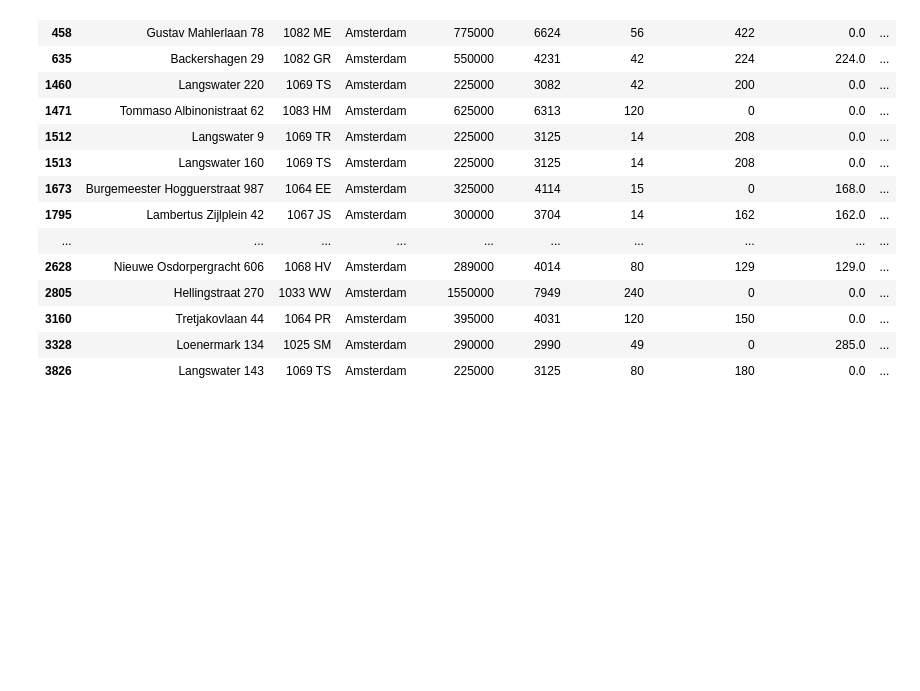
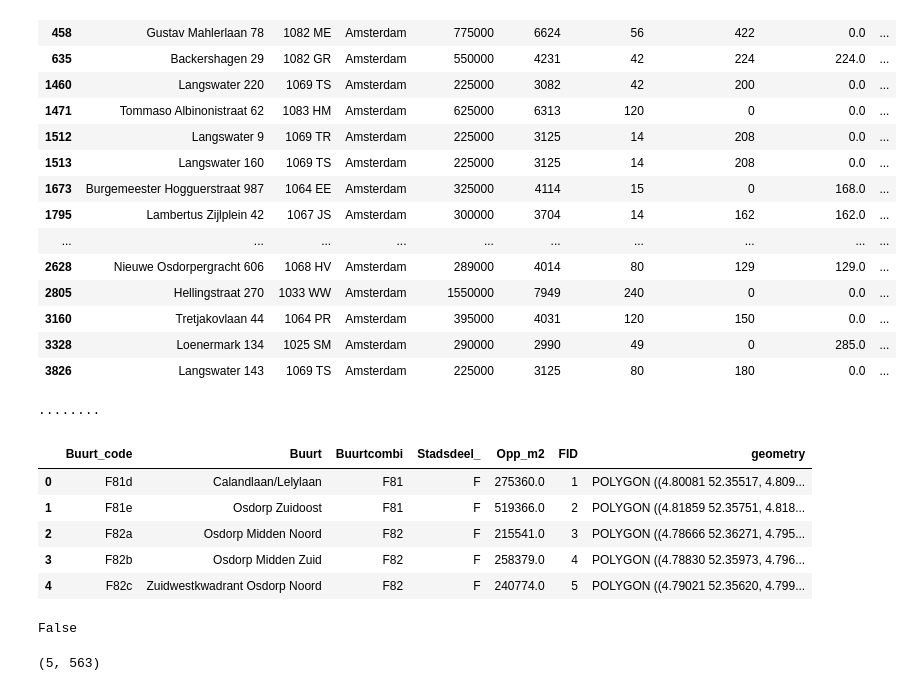
Before and after one commit to therinz/dutch-housing, a Jupyter notebook: notebooks/data_cleaning.ipynb, the cells around one changed output. Saved outputs shown, nothing was run; the diff lists cells and outputs as text; code cells hidden in the pictures; blank space fills up the shorter version.

```diff
--- a/notebooks/data_cleaning.ipynb
+++ b/notebooks/data_cleaning.ipynb
@@ -325,0 +314,16 @@ df["num_floors"] = extract_num(df["floors"], "floors")
+# %%
+key = getpass()
+# %% [output]
+········
+# %%
+# Load neighborhoods of Amsterdam
+gdf = gpd.read_file("../data/ams_neighborhoods.shp")
+# %%
+gdf.head()
+# %% [output]
+|  | Buurt_code | Buurt | Buurtcombi | Stadsdeel_ | Opp_m2 | FID | geometry |
+| 0 | F81d | Calandlaan/Lelylaan | F81 | F | 275360.0 | 1 | POLYGON ((4.80081 52.35517, 4.809... |
+| 1 | F81e | Osdorp Zuidoost | F81 | F | 519366.0 | 2 | POLYGON ((4.81859 52.35751, 4.818... |
+| 2 | F82a | Osdorp Midden Noord | F82 | F | 215541.0 | 3 | POLYGON ((4.78666 52.36271, 4.795... |
+| 3 | F82b | Osdorp Midden Zuid | F82 | F | 258379.0 | 4 | POLYGON ((4.78830 52.35973, 4.796... |
+| 4 | F82c | Zuidwestkwadrant Osdorp Noord | F82 | F | 240774.0 | 5 | POLYGON ((4.79021 52.35620, 4.799... |
@@ -325,0 +344,5 @@ df["num_floors"] = extract_num(df["floors"], "floors")
+# %%
+# Check if location within neighborhood
+gdf.loc[1,'geometry'].contains(b.iloc[0][0])
+# %% [output]
+False
@@ -325,0 +352,4 @@ df["num_floors"] = extract_num(df["floors"], "floors")
+# %%
+np.where(, 1, 0)
+# %% [output]
+(5, 563)
```
Also changed, not shown: parts of 8 cells of this notebook, 7 other files.
